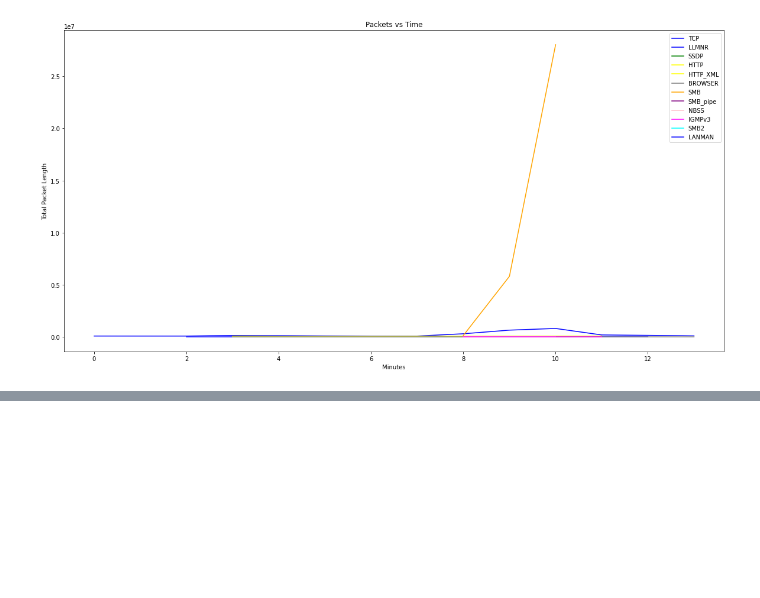
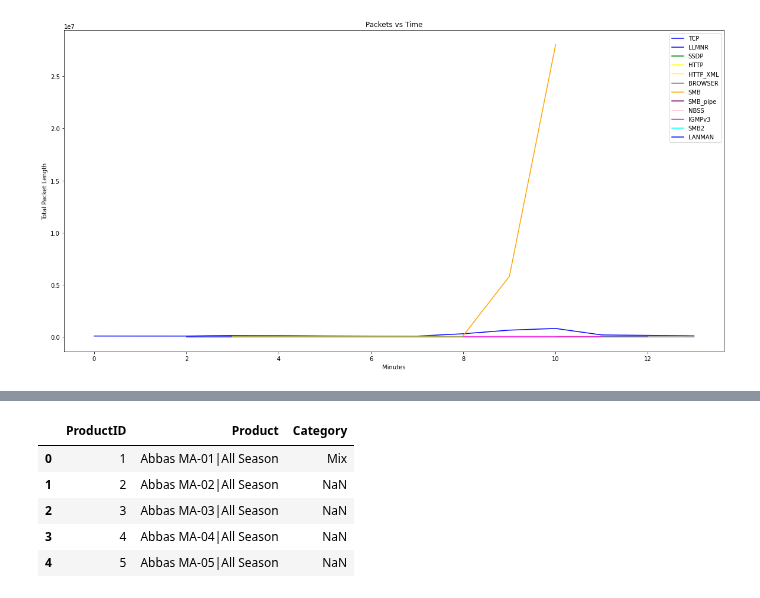
Before and after one commit to asadTariq666/Python_work, a Jupyter notebook: ahmad_yaseeni/SDAV-T1-Notebook-2022-STUDENT.ipynb, the cells around one changed output, grey strips where cells are left out. Drawn from its saved outputs; the diff is of its cells as text; code cells hidden in the pictures; blank space fills up the shorter version.

```diff
--- a/ahmad_yaseeni/SDAV-T1-Notebook-2022-STUDENT.ipynb
+++ b/ahmad_yaseeni/SDAV-T1-Notebook-2022-STUDENT.ipynb
@@ -263,0 +275,10 @@ plt.show()
+# %%
+product = pd.read_excel('Products.xlsx')
+product.head()
+# %% [output]
+|  | ProductID | Product | Category |
+| 0 | 1 | Abbas MA-01|All Season | Mix |
+| 1 | 2 | Abbas MA-02|All Season | NaN |
+| 2 | 3 | Abbas MA-03|All Season | NaN |
+| 3 | 4 | Abbas MA-04|All Season | NaN |
+| 4 | 5 | Abbas MA-05|All Season | NaN |
```
Also changed, not shown: parts of 10 cells of this notebook, 7 other files.
